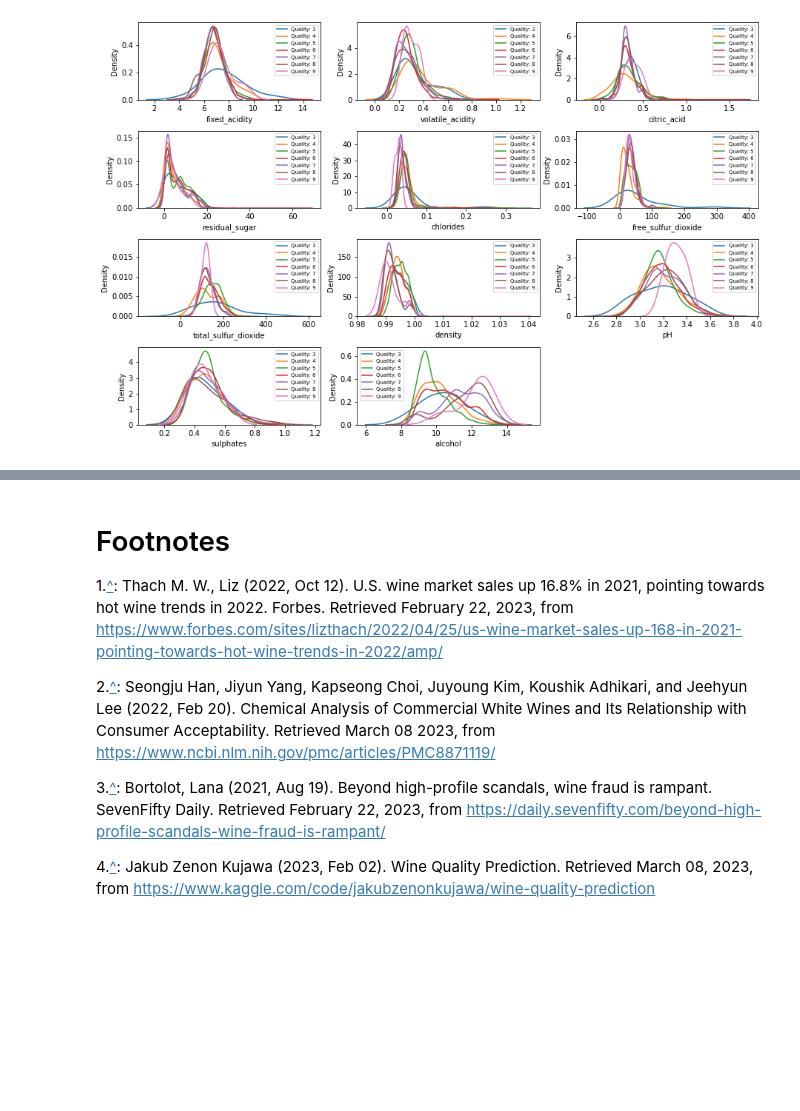
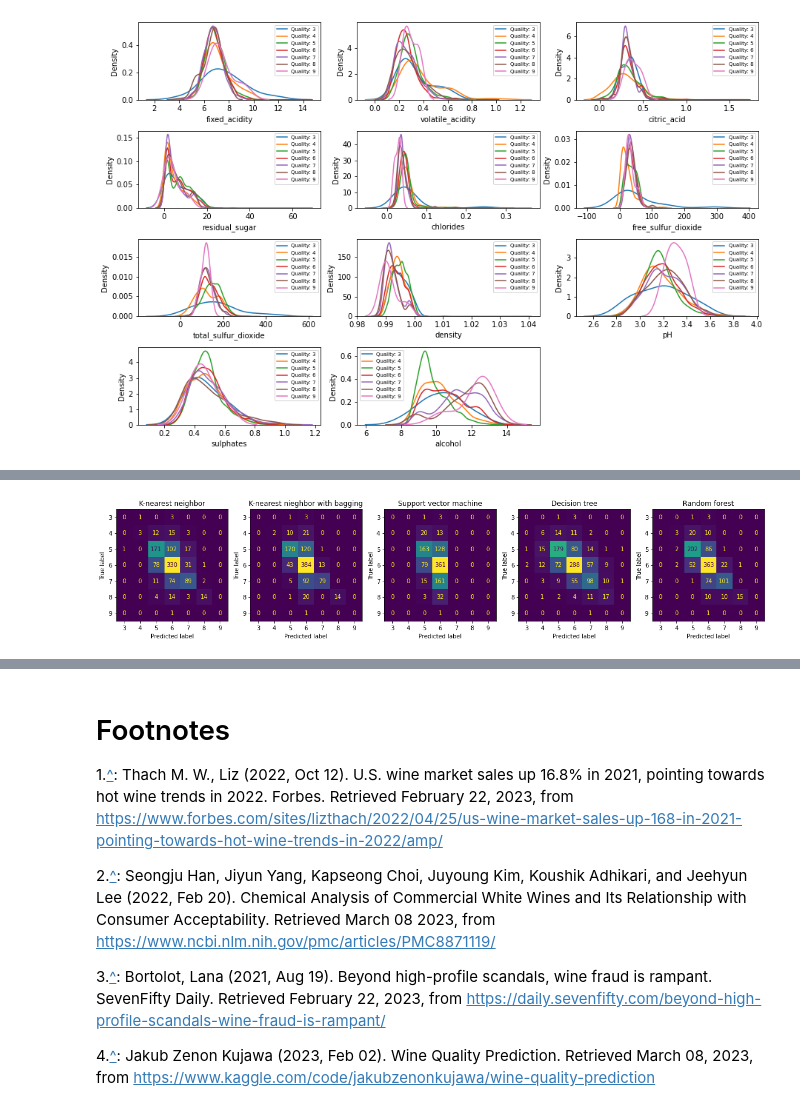
Before and after one commit to COGS118A/Group009-Wi23, a Jupyter notebook: FinalProjectGroup009-Wi23.ipynb, the cells around one changed output, grey strips where cells are left out. Saved outputs shown, nothing was run; the diff lists cells and outputs as text; code cells hidden in the pictures; blank space fills up the shorter version.

```diff
--- a/FinalProjectGroup009-Wi23.ipynb
+++ b/FinalProjectGroup009-Wi23.ipynb
@@ -457,0 +351,17 @@ In conclusion, we are able to predict whether the wine is good or not to some de
+# %%
+# Baisc model
+rf = RandomForestClassifier()
+
+# hyper-parameters
+params_rf = {
+    'n_estimators': [50, 100, 200],
+    'criterion': ['gini', 'entropy'],
+    'min_samples_leaf': [1, 2]
+}
+
+# Set up a grid search model, use 10-fold cross-validation
+clf_rf = GridSearchCV(estimator=rf, cv=10, param_grid=params_rf, scoring=metrics, refit='accuracy', verbose=2)
+
+# training and testing
+clf_rf.fit(X_train, y_train)
+acc_rf = clf_rf.score(X_test, y_test)
@@ -457,0 +389,17 @@ In conclusion, we are able to predict whether the wine is good or not to some de
+# %%
+# Basic bagging model using the best-trained knn classifier
+clf_bag = BaggingClassifier(KNeighborsClassifier(n_neighbors=10, p=1, weights='distance'))
+
+# hyper-parameters
+params_bag = {
+    'max_samples': [0.5, 0.8, 1.0],
+    'max_features': [0.5, 0.8, 1.0]
+}
+
+# Set up a grid search model, use 10-fold cross-validation
+
+clf_bag = GridSearchCV(estimator=clf_bag, cv=10, param_grid=params_bag, scoring=metrics, refit='accuracy', verbose=2)
+
+# training and testing
+clf_bag.fit(X_train, y_train)
+acc_bag = clf_bag.score(X_test, y_test)
@@ -457,0 +442,11 @@ In conclusion, we are able to predict whether the wine is good or not to some de
+# %%
+models = [clf_knn, clf_bag, clf_svc, clf_dt, clf_rf]
+titles = ['K-nearest neighbor', 'K-nearest nieghbor with bagging',
+              'Support vector machine', 'Decision tree', 'Random forest']
+_, ax_cm = plt.subplots(1, 5, figsize=(20,5))
+
+for i in range(5):
+    plot_confusion_matrix(models[i].best_estimator_, X_test, y_test, ax=ax_cm[i], colorbar=False);
+    ax_cm[i].set_title(titles[i])
+# %% [output]
+[figure, added]
```
Also changed, not shown: parts of 71 cells of this notebook, 1 other file.
